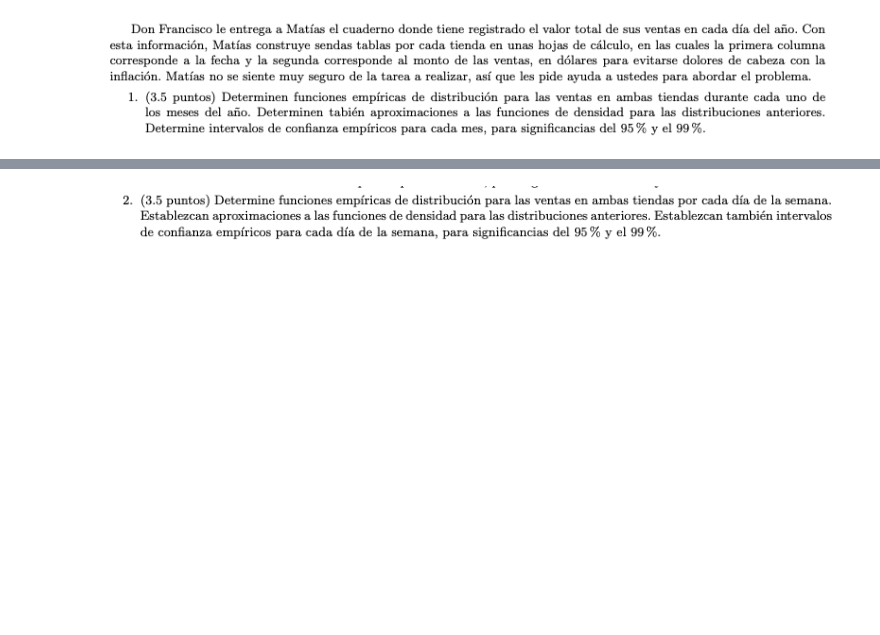
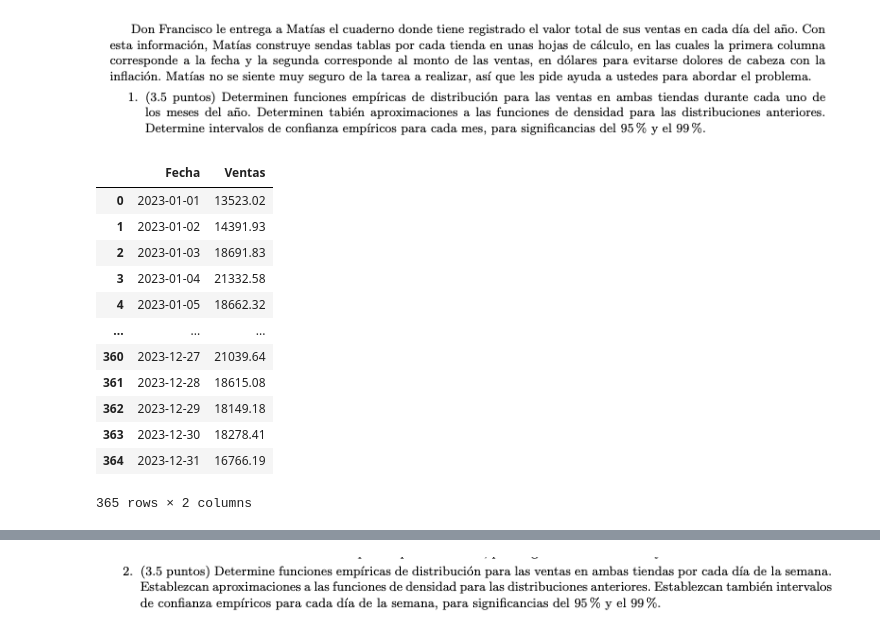
Before and after one commit to abrilnoguera/TPFinal-PEIA, a Jupyter notebook: TP Final.ipynb, the cells around one changed output, grey strips where cells are left out. Saved outputs shown, nothing was run; the diff lists cells and outputs as text; code cells hidden in the pictures; blank space fills up the shorter version.

```diff
--- a/TP Final.ipynb
+++ b/TP Final.ipynb
@@ -194,0 +199,16 @@ La percepción de Don Francisco resulta incorrecta no solo a nivel anual, sino t
+# %%
+santa_ana_df
+# %% [output]
+|  | Fecha | Ventas |
+| 0 | 2023-01-01 | 13523.02 |
+| 1 | 2023-01-02 | 14391.93 |
+| 2 | 2023-01-03 | 18691.83 |
+| 3 | 2023-01-04 | 21332.58 |
+| 4 | 2023-01-05 | 18662.32 |
+| ... | ... | ... |
+| 360 | 2023-12-27 | 21039.64 |
+| 361 | 2023-12-28 | 18615.08 |
+| 362 | 2023-12-29 | 18149.18 |
+| 363 | 2023-12-30 | 18278.41 |
+| 364 | 2023-12-31 | 16766.19 |
+365 rows × 2 columns
```
Also changed, not shown: parts of 8 cells of this notebook, 2 other files.
